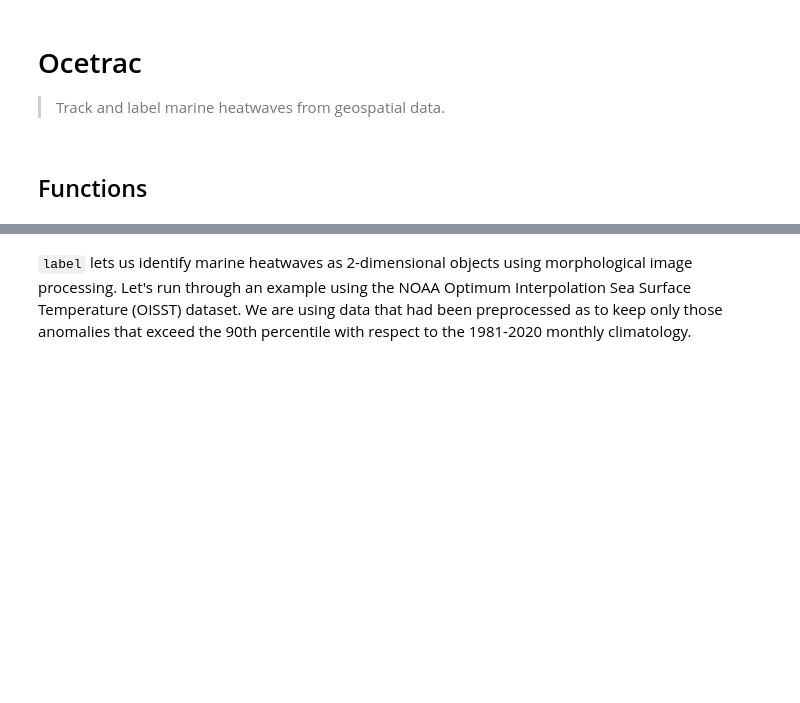
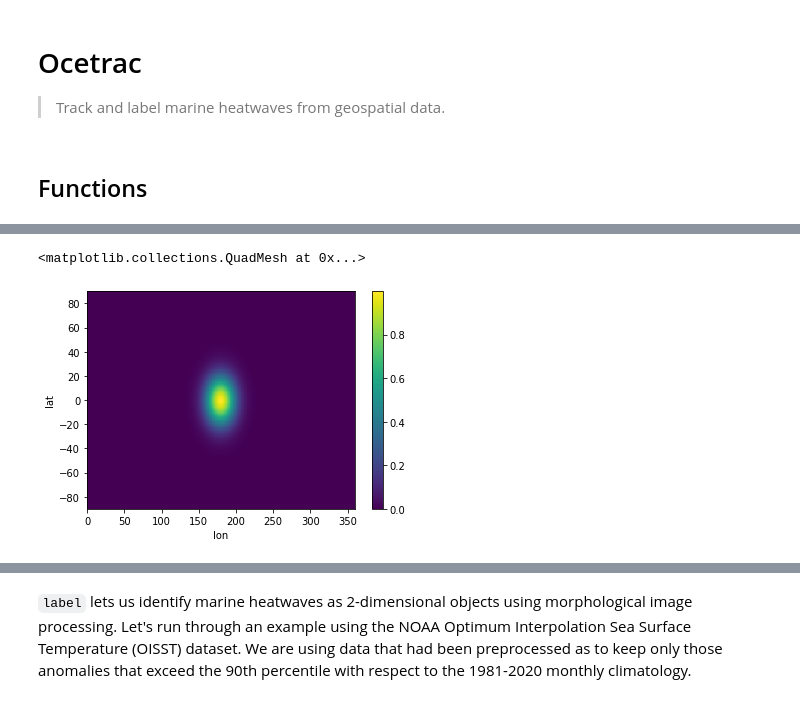
Before and after one commit to rabernat/ocetrac, a Jupyter notebook: 00_core.ipynb, the cells around one changed output, grey strips where cells are left out. Drawn from its saved outputs; the diff is of its cells as text; code cells hidden in the pictures; blank space fills up the shorter version.

```diff
--- a/00_core.ipynb
+++ b/00_core.ipynb
@@ -44,0 +60,12 @@ def _morphological_operations(data, include_poles=False, radius=8):
+# %%
+lon = np.arange(0, 360) + 0.5
+lat = np.arange(-90, 90) + 0.5
+x, y = np.meshgrid(lon, lat)
+
+x0 = 180
+y0 = 0
+sigma = 20
+data = np.exp(-((x - x0)**2 + (y - y0)**2)/sigma**2)
+da = xr.DataArray(data, dims=['lat', 'lon'],
+                  coords={'lat': lat, 'lon': lon})
+da
@@ -44,0 +90,5 @@ def _morphological_operations(data, include_poles=False, radius=8):
+# %%
+da.plot()
+# %% [output]
+<matplotlib.collections.QuadMesh at 0x...>
+[figure, added]
```
Also changed, not shown: parts of 13 cells of this notebook, 2 other files.
